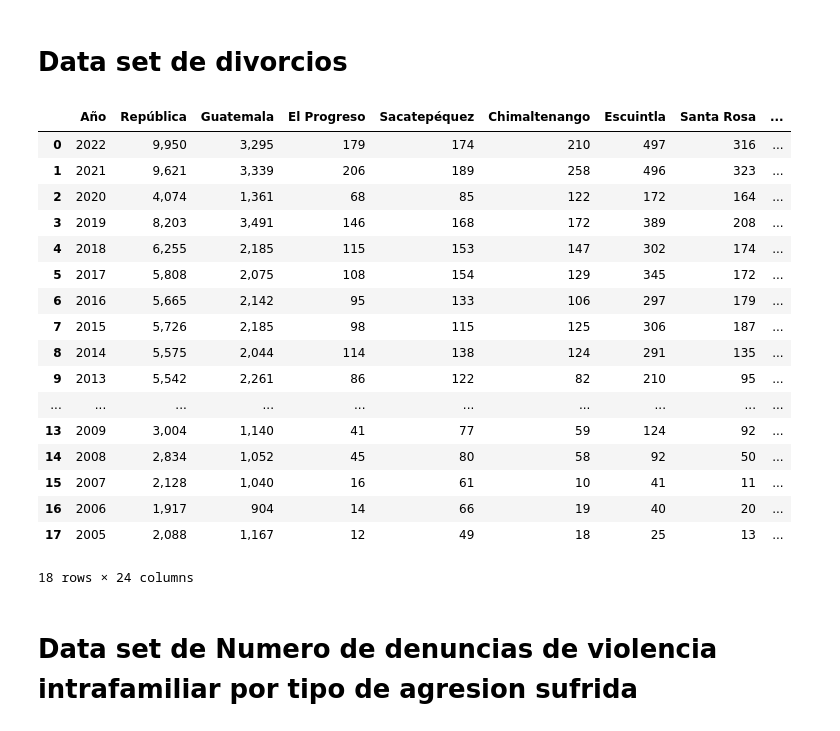
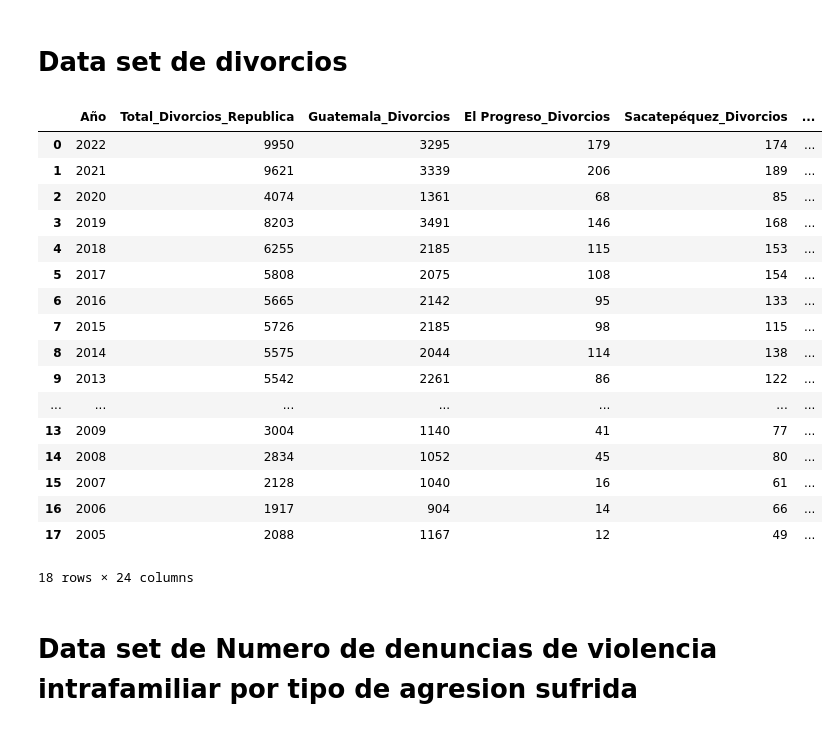
Before and after one commit to josuemj/INE-DataLab, a Jupyter notebook: data/test.ipynb, the cells around one changed output. Saved outputs shown, nothing was run; the diff lists cells and outputs as text; code cells hidden in the pictures.

```diff
--- a/data/test.ipynb
+++ b/data/test.ipynb
@@ -1,33 +1,47 @@
 # %% [markdown]
 # Data set de divorcios
-# %%
-import pandas as pd
-divorcios = pd.read_csv("Divorcios por departamento.csv")
-divorcios
-# divorcios.columns
-
-# columnas_a_eliminar = ['Unnamed: 24']  # Agrega más nombres si quieres eliminar otras
-# data = divorcios.drop(columns=columnas_a_eliminar, errors='ignore')
-# divorcios
-# %% [output]
-|  | Año | República | Guatemala | El Progreso | Sacatepéquez | Chimaltenango | Escuintla | Santa Rosa | ... |
-| 0 | 2022 | 9,950 | 3,295 | 179 | 174 | 210 | 497 | 316 | ... |
-| 1 | 2021 | 9,621 | 3,339 | 206 | 189 | 258 | 496 | 323 | ... |
-| 2 | 2020 | 4,074 | 1,361 | 68 | 85 | 122 | 172 | 164 | ... |
-| 3 | 2019 | 8,203 | 3,491 | 146 | 168 | 172 | 389 | 208 | ... |
-| 4 | 2018 | 6,255 | 2,185 | 115 | 153 | 147 | 302 | 174 | ... |
-| 5 | 2017 | 5,808 | 2,075 | 108 | 154 | 129 | 345 | 172 | ... |
-| 6 | 2016 | 5,665 | 2,142 | 95 | 133 | 106 | 297 | 179 | ... |
-| 7 | 2015 | 5,726 | 2,185 | 98 | 115 | 125 | 306 | 187 | ... |
-| 8 | 2014 | 5,575 | 2,044 | 114 | 138 | 124 | 291 | 135 | ... |
-| 9 | 2013 | 5,542 | 2,261 | 86 | 122 | 82 | 210 | 95 | ... |
-| ... | ... | ... | ... | ... | ... | ... | ... | ... | ... |
-| 13 | 2009 | 3,004 | 1,140 | 41 | 77 | 59 | 124 | 92 | ... |
-| 14 | 2008 | 2,834 | 1,052 | 45 | 80 | 58 | 92 | 50 | ... |
-| 15 | 2007 | 2,128 | 1,040 | 16 | 61 | 10 | 41 | 11 | ... |
-| 16 | 2006 | 1,917 | 904 | 14 | 66 | 19 | 40 | 20 | ... |
-| 17 | 2005 | 2,088 | 1,167 | 12 | 49 | 18 | 25 | 13 | ... |
-18 rows × 24 columns
+# %%
+import pandas as pd
+
+def clean_numeric(df):
+    for col in df.columns:
+        df[col] = df[col].astype(str).str.replace(',', '').str.strip()
+        df[col] = pd.to_numeric(df[col], errors='coerce')
+    return df
+
+divorcios = pd.read_csv("Divorcios por departamento.csv")
+divorcios = clean_numeric(divorcios)
+
+#Renombrar coluimnas
+divorcios = divorcios.rename(columns={"República": "Total_Divorcios_Republica"})
+
+nuevos_nombres = {}
+for col in divorcios.columns:
+    if col not in ["Año", "Total_Divorcios_Republica"]:
+        nuevos_nombres[col] = f"{col}_Divorcios"
+
+divorcios = divorcios.rename(columns=nuevos_nombres)
+
+divorcios
+# %% [output]
+|  | Año | Total_Divorcios_Republica | Guatemala_Divorcios | El Progreso_Divorcios | Sacatepéquez_Divorcios | ... |
+| 0 | 2022 | 9950 | 3295 | 179 | 174 | ... |
+| 1 | 2021 | 9621 | 3339 | 206 | 189 | ... |
+| 2 | 2020 | 4074 | 1361 | 68 | 85 | ... |
+| 3 | 2019 | 8203 | 3491 | 146 | 168 | ... |
+| 4 | 2018 | 6255 | 2185 | 115 | 153 | ... |
+| 5 | 2017 | 5808 | 2075 | 108 | 154 | ... |
+| 6 | 2016 | 5665 | 2142 | 95 | 133 | ... |
+| 7 | 2015 | 5726 | 2185 | 98 | 115 | ... |
+| 8 | 2014 | 5575 | 2044 | 114 | 138 | ... |
+| 9 | 2013 | 5542 | 2261 | 86 | 122 | ... |
+| ... | ... | ... | ... | ... | ... | ... |
+| 13 | 2009 | 3004 | 1140 | 41 | 77 | ... |
+| 14 | 2008 | 2834 | 1052 | 45 | 80 | ... |
+| 15 | 2007 | 2128 | 1040 | 16 | 61 | ... |
+| 16 | 2006 | 1917 | 904 | 14 | 66 | ... |
+| 17 | 2005 | 2088 | 1167 | 12 | 49 | ... |
+18 rows × 24 columns
 # %% [markdown]
 # Data set de Numero de denuncias de violencia intrafamiliar por tipo de agresion sufrida
 # %%
```
Also changed, not shown: parts of 8 cells of this notebook, 1 other file.
